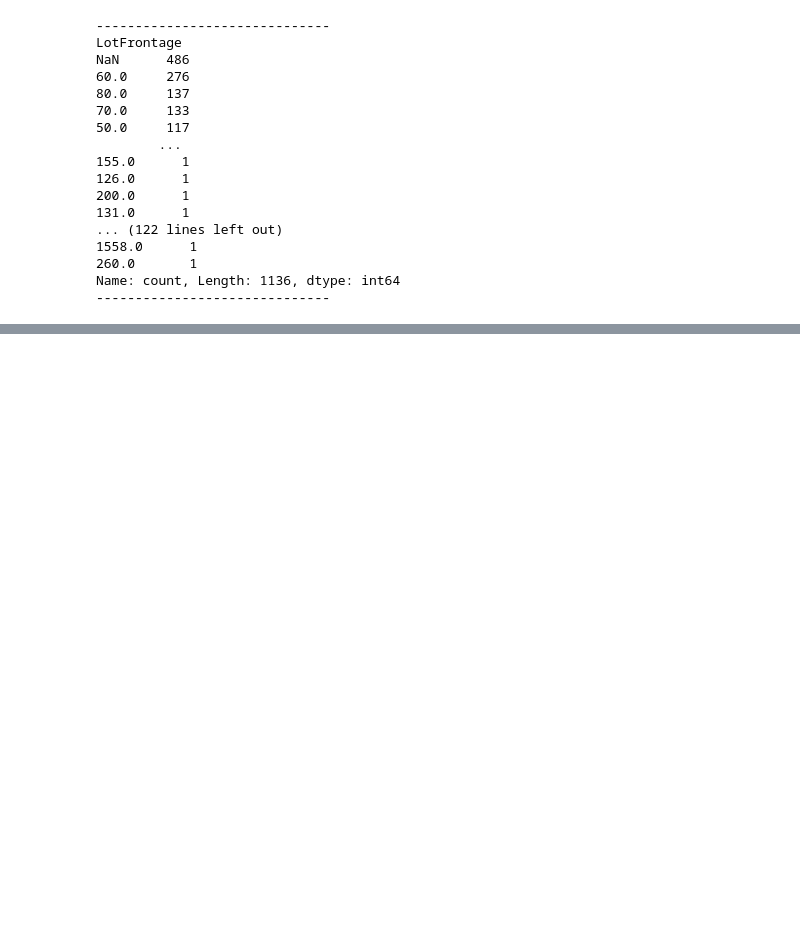
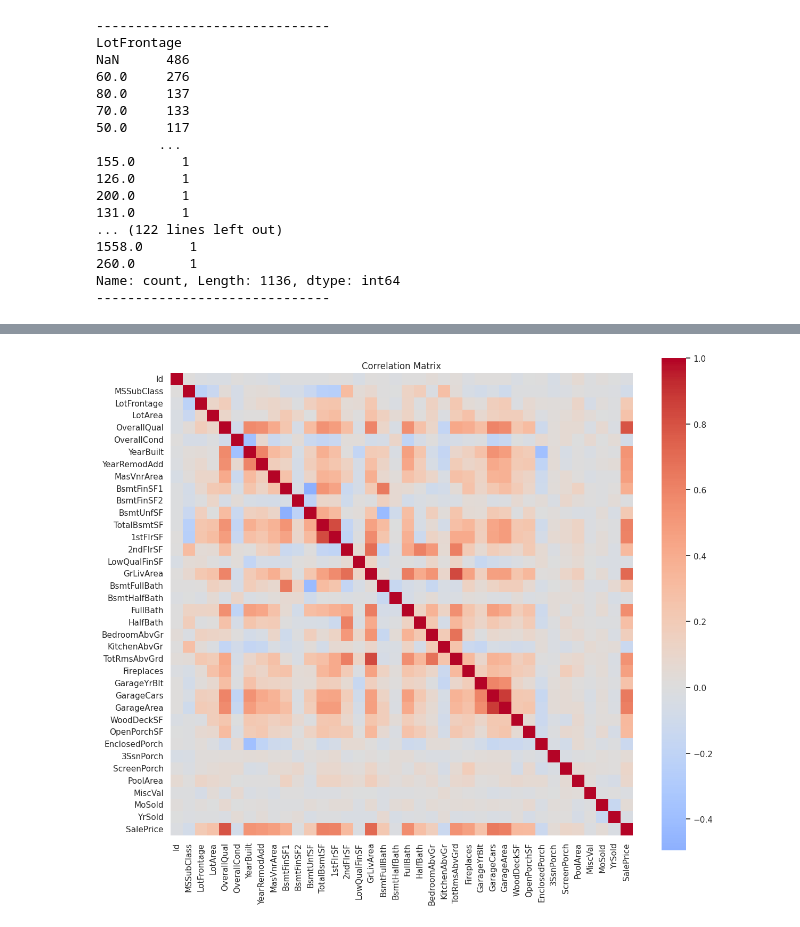
Before and after one commit to ianlopezdiaz/kaggle-house-prices, a Jupyter notebook: 1_EDA.ipynb, the cells around one changed output, grey strips where cells are left out. Cells and saved outputs as stored; diff of their text form; code cells hidden in the pictures; blank space fills up the shorter version.

```diff
--- a/1_EDA.ipynb
+++ b/1_EDA.ipynb
@@ -429,0 +498,15 @@ Name: count, Length: 1136, dtype: int64
+# %%
+corr = df_train.select_dtypes(include="number").corr()
+
+plt.figure(figsize=(14, 12))
+sns.heatmap(
+    corr,
+    cmap="coolwarm",
+    center=0,
+    square=True
+)
+
+plt.title("Correlation Matrix")
+plt.show()
+# %% [output]
+[figure, added]
```
Also changed, not shown: parts of 11 cells of this notebook, 6 other files.
